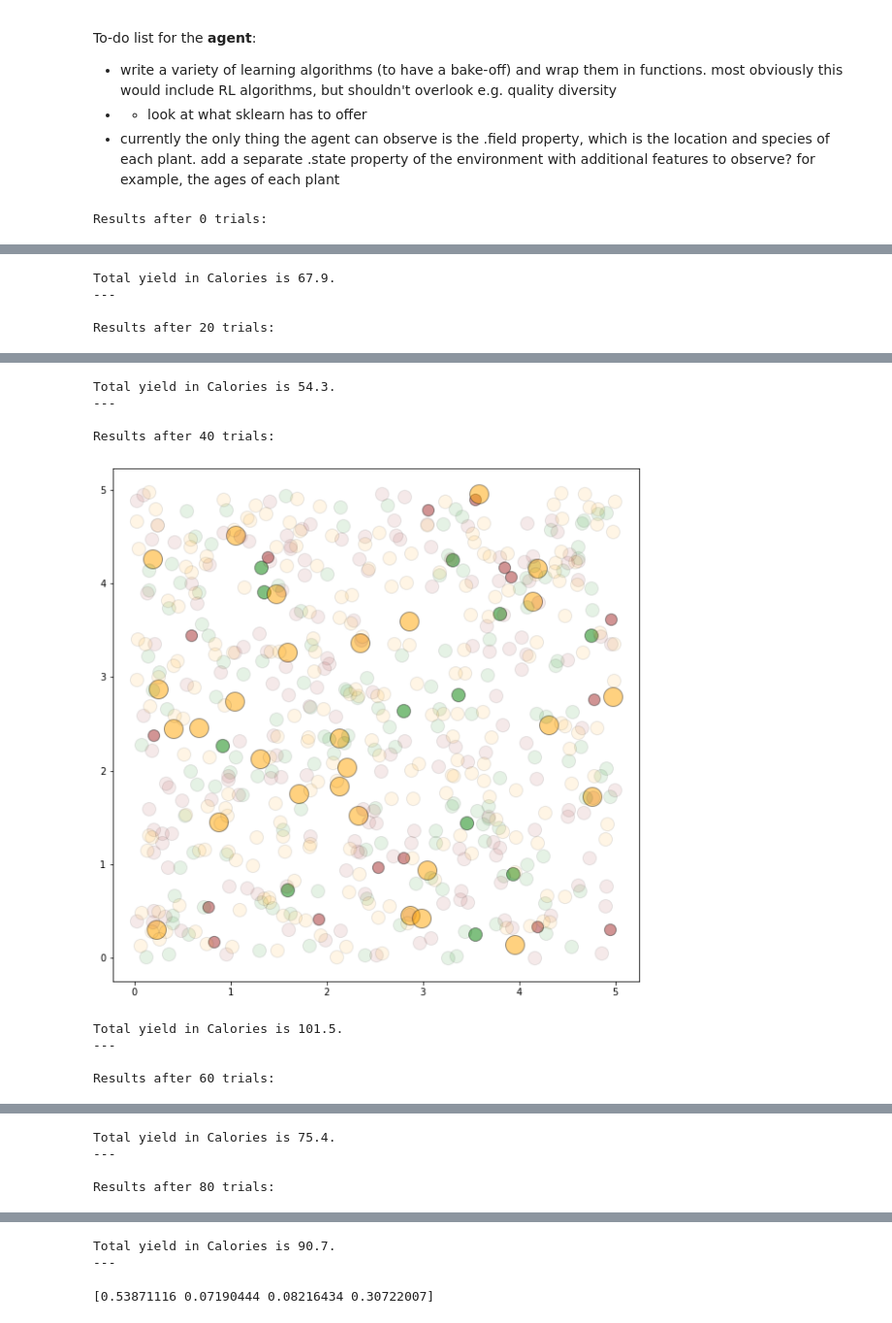
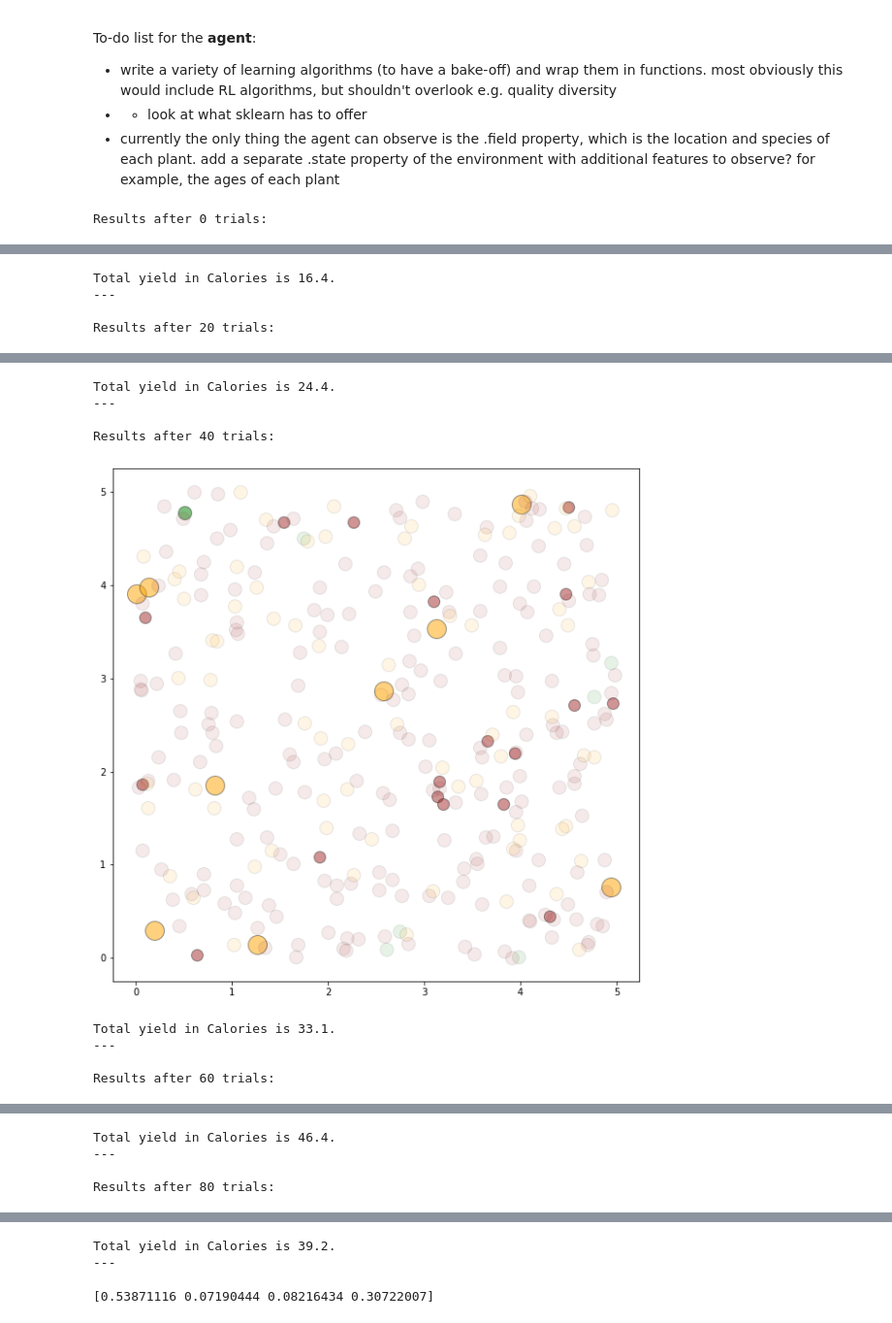
Before and after one commit to oneebhkhan/ag-research, a Jupyter notebook: Previous Work/field_env_sowing_agent.ipynb, the cells around one changed output, grey strips where cells are left out. Shown: that part at 97% size. Saved outputs shown, nothing was run; the diff lists cells and outputs as text; code cells hidden in the pictures.

Commit message:
Update function and visualization improved

```diff
--- a/Previous Work/field_env_sowing_agent.ipynb
+++ b/Previous Work/field_env_sowing_agent.ipynb
@@ -194,7 +194,7 @@ testbed = Field()
 best_weights = np.random.dirichlet(np.ones(4))
 best_yield = 0
 yield_history = []
-sow_limit = 5
+sow_limit = 3
 num_trials = 100
 
 # for storing subplots
@@ -265,4 +265,4 @@ Results after 0 trials:
-Total yield in Calories is 67.9.
+Total yield in Calories is 16.4.
 ---
 
 Results after 20 trials:
@@ -270,9 +270,9 @@ Results after 20 trials:
-Total yield in Calories is 54.3.
+Total yield in Calories is 24.4.
 ---
 
 Results after 40 trials:
-[figure, old version]
+[figure, new version]
-Total yield in Calories is 101.5.
+Total yield in Calories is 33.1.
 ---
 
 Results after 60 trials:
@@ -280,4 +280,4 @@ Results after 60 trials:
-Total yield in Calories is 75.4.
+Total yield in Calories is 46.4.
 ---
 
 Results after 80 trials:
@@ -296,4 +296,4 @@ Best weights discovered are:
-Total yield in Calories is 90.7.
+Total yield in Calories is 39.2.
 ---
 # %%
 # simple agent: takes random sample of weight space to arrive at best weights
```
Also changed, not shown: parts of 1 cell of this notebook.
